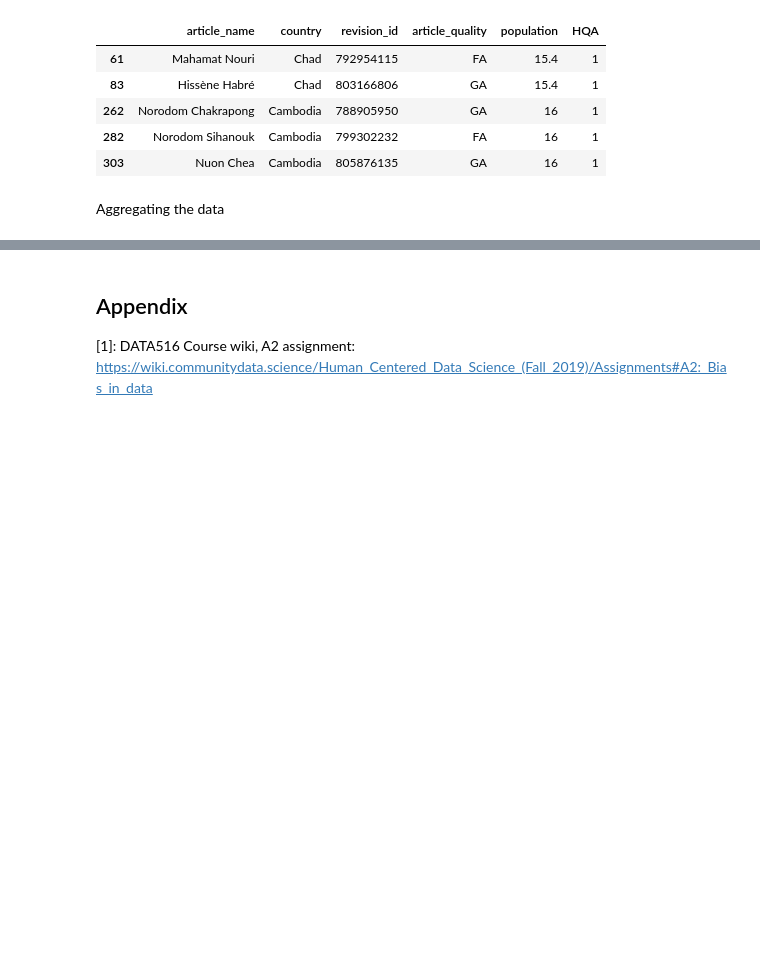
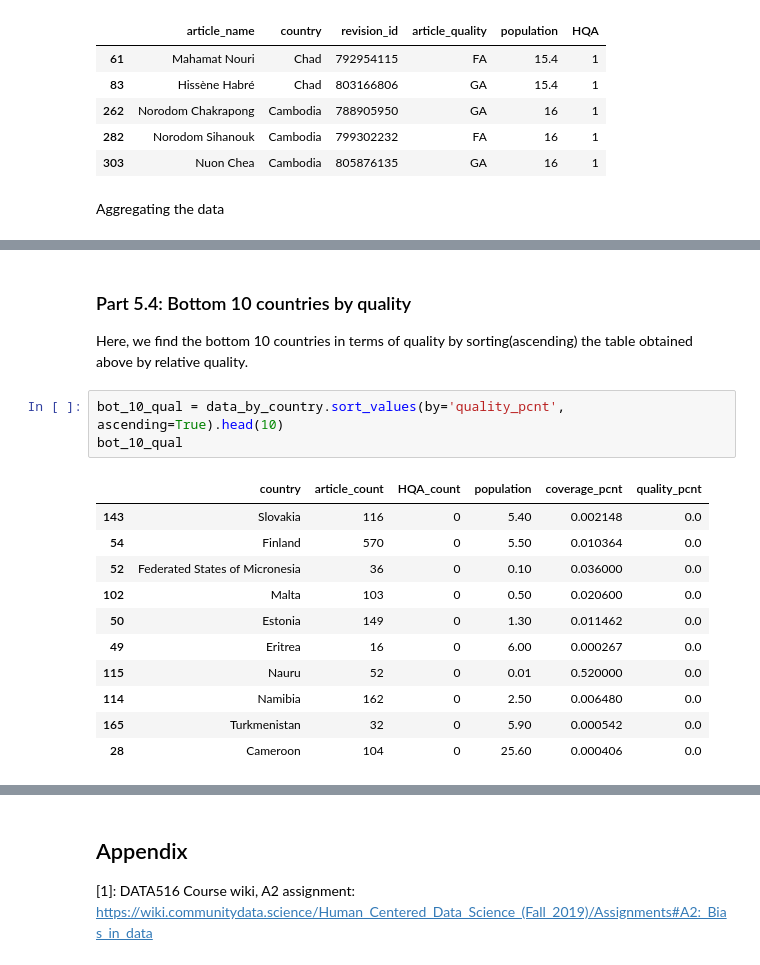
Before and after one commit to winnawat/data-512-a2, a Jupyter notebook: DATA512-A2.ipynb, the cells around one changed output, grey strips where cells are left out. Cells and saved outputs as stored; diff of their text form; blank space fills up the shorter version.

```diff
--- a/DATA512-A2.ipynb
+++ b/DATA512-A2.ipynb
@@ -353,0 +524,18 @@ Aggregating the data
+# %% [markdown]
+### Part 5.4: Bottom 10 countries by quality
+Here, we find the bottom 10 countries in terms of quality by sorting(ascending) the table obtained above by relative quality.
+# %%
+bot_10_qual = data_by_country.sort_values(by='quality_pcnt', ascending=True).head(10)
+bot_10_qual
+# %% [output]
+|  | country | article_count | HQA_count | population | coverage_pcnt | quality_pcnt |
+| 143 | Slovakia | 116 | 0 | 5.40 | 0.002148 | 0.0 |
+| 54 | Finland | 570 | 0 | 5.50 | 0.010364 | 0.0 |
+| 52 | Federated States of Micronesia | 36 | 0 | 0.10 | 0.036000 | 0.0 |
+| 102 | Malta | 103 | 0 | 0.50 | 0.020600 | 0.0 |
+| 50 | Estonia | 149 | 0 | 1.30 | 0.011462 | 0.0 |
+| 49 | Eritrea | 16 | 0 | 6.00 | 0.000267 | 0.0 |
+| 115 | Nauru | 52 | 0 | 0.01 | 0.520000 | 0.0 |
+| 114 | Namibia | 162 | 0 | 2.50 | 0.006480 | 0.0 |
+| 165 | Turkmenistan | 32 | 0 | 5.90 | 0.000542 | 0.0 |
+| 28 | Cameroon | 104 | 0 | 25.60 | 0.000406 | 0.0 |
```
Also changed, not shown: parts of 25 cells of this notebook, 1 other file.
